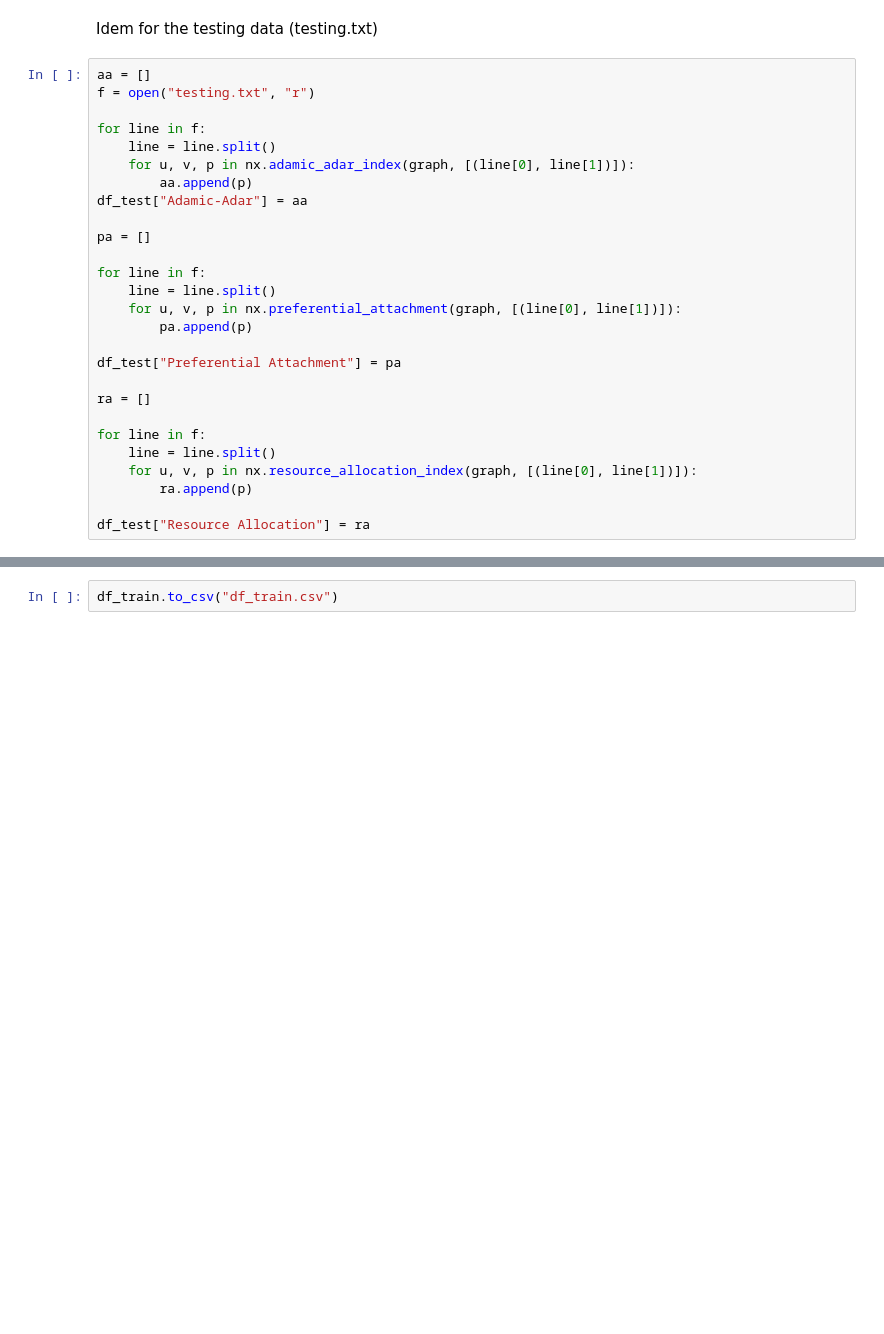
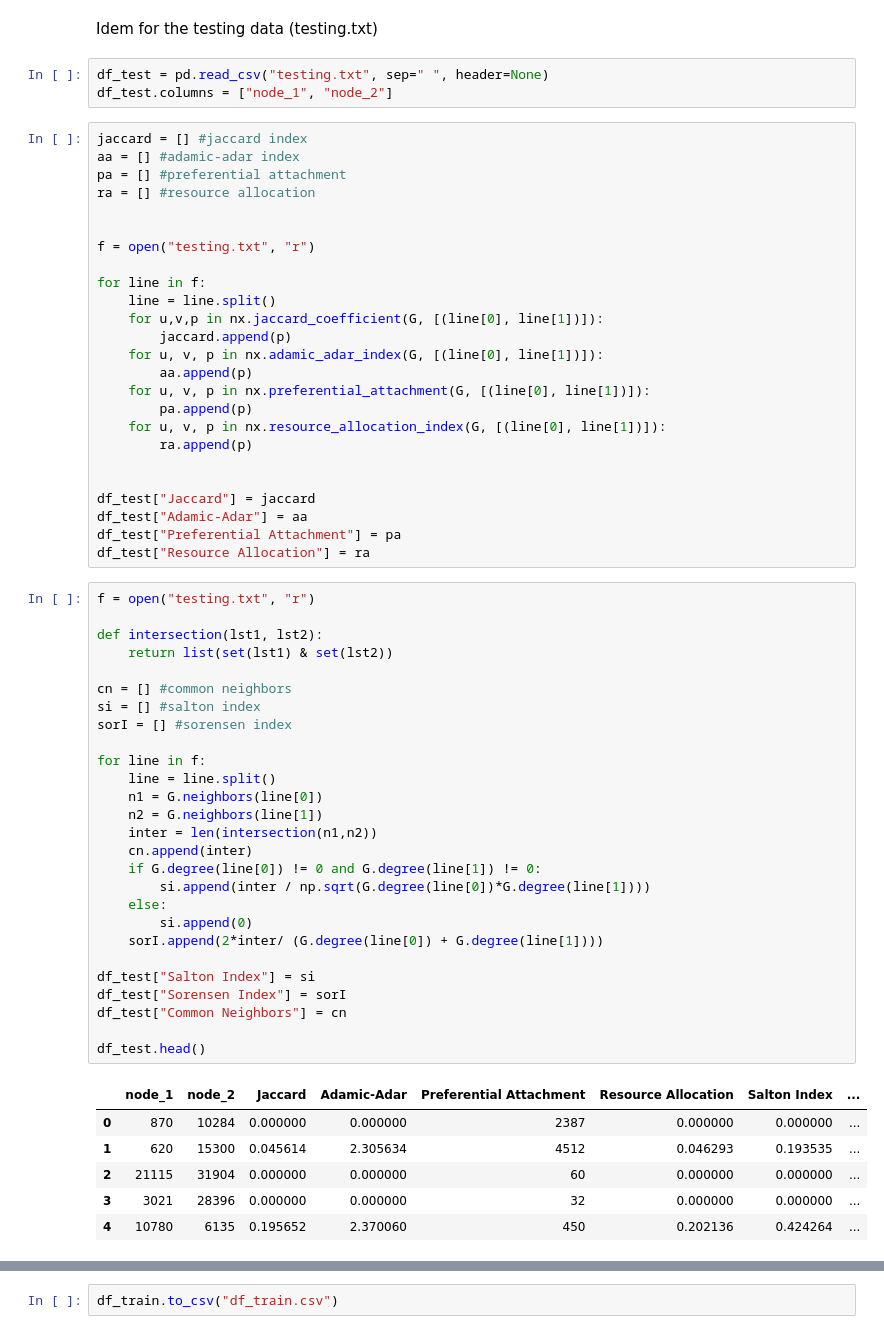
Before and after one commit to mathdoug/ML1_Kaggle, a Jupyter notebook: data/Data Preparation.ipynb, the cells around one changed output, grey strips where cells are left out. Drawn from its saved outputs; the diff is of its cells as text; blank space fills up the shorter version.

```diff
--- a/data/Data Preparation.ipynb
+++ b/data/Data Preparation.ipynb
@@ -142,30 +139,65 @@ A2 = A * A
 A3 = np.dot(A) A * A2
 # %% [markdown]
 Idem for the testing data (testing.txt)
+# %%
+df_test = pd.read_csv("testing.txt", sep=" ", header=None)
+df_test.columns = ["node_1", "node_2"]
 # %%
-aa = []
+jaccard = [] #jaccard index
+aa = [] #adamic-adar index
+pa = [] #preferential attachment
+ra = [] #resource allocation
+
+
 f = open("testing.txt", "r")
 
 for line in f:
     line = line.split()
-    for u, v, p in nx.adamic_adar_index(graph, [(line[0], line[1])]):
+    for u,v,p in nx.jaccard_coefficient(G, [(line[0], line[1])]):
+        jaccard.append(p)
+    for u, v, p in nx.adamic_adar_index(G, [(line[0], line[1])]):
         aa.append(p)
-df_test["Adamic-Adar"] = aa
-
-pa = []
-
-for line in f:
-    line = line.split()
-    for u, v, p in nx.preferential_attachment(graph, [(line[0], line[1])]):
+    for u, v, p in nx.preferential_attachment(G, [(line[0], line[1])]):
         pa.append(p)
-
-df_test["Preferential Attachment"] = pa
-
-ra = []
-
-for line in f:
-    line = line.split()
-    for u, v, p in nx.resource_allocation_index(graph, [(line[0], line[1])]):
+    for u, v, p in nx.resource_allocation_index(G, [(line[0], line[1])]):
         ra.append(p)
 
+
+df_test["Jaccard"] = jaccard
+df_test["Adamic-Adar"] = aa
+df_test["Preferential Attachment"] = pa
 df_test["Resource Allocation"] = ra
+# %%
+f = open("testing.txt", "r")
+
+def intersection(lst1, lst2):
+    return list(set(lst1) & set(lst2))
+
+cn = [] #common neighbors
+si = [] #salton index
+sorI = [] #sorensen index
+
+for line in f:
+    line = line.split()
+    n1 = G.neighbors(line[0])
+    n2 = G.neighbors(line[1])
+    inter = len(intersection(n1,n2))
+    cn.append(inter)
+    if G.degree(line[0]) != 0 and G.degree(line[1]) != 0:
+        si.append(inter / np.sqrt(G.degree(line[0])*G.degree(line[1])))
+    else:
+        si.append(0)
+    sorI.append(2*inter/ (G.degree(line[0]) + G.degree(line[1])))
+
+df_test["Salton Index"] = si
+df_test["Sorensen Index"] = sorI
+df_test["Common Neighbors"] = cn
+
+df_test.head()
+# %% [output]
+|  | node_1 | node_2 | Jaccard | Adamic-Adar | Preferential Attachment | Resource Allocation | Salton Index | ... |
+| 0 | 870 | 10284 | 0.000000 | 0.000000 | 2387 | 0.000000 | 0.000000 | ... |
+| 1 | 620 | 15300 | 0.045614 | 2.305634 | 4512 | 0.046293 | 0.193535 | ... |
+| 2 | 21115 | 31904 | 0.000000 | 0.000000 | 60 | 0.000000 | 0.000000 | ... |
+| 3 | 3021 | 28396 | 0.000000 | 0.000000 | 32 | 0.000000 | 0.000000 | ... |
+| 4 | 10780 | 6135 | 0.195652 | 2.370060 | 450 | 0.202136 | 0.424264 | ... |
```
Also changed, not shown: parts of 3 cells of this notebook, 1 other file.
